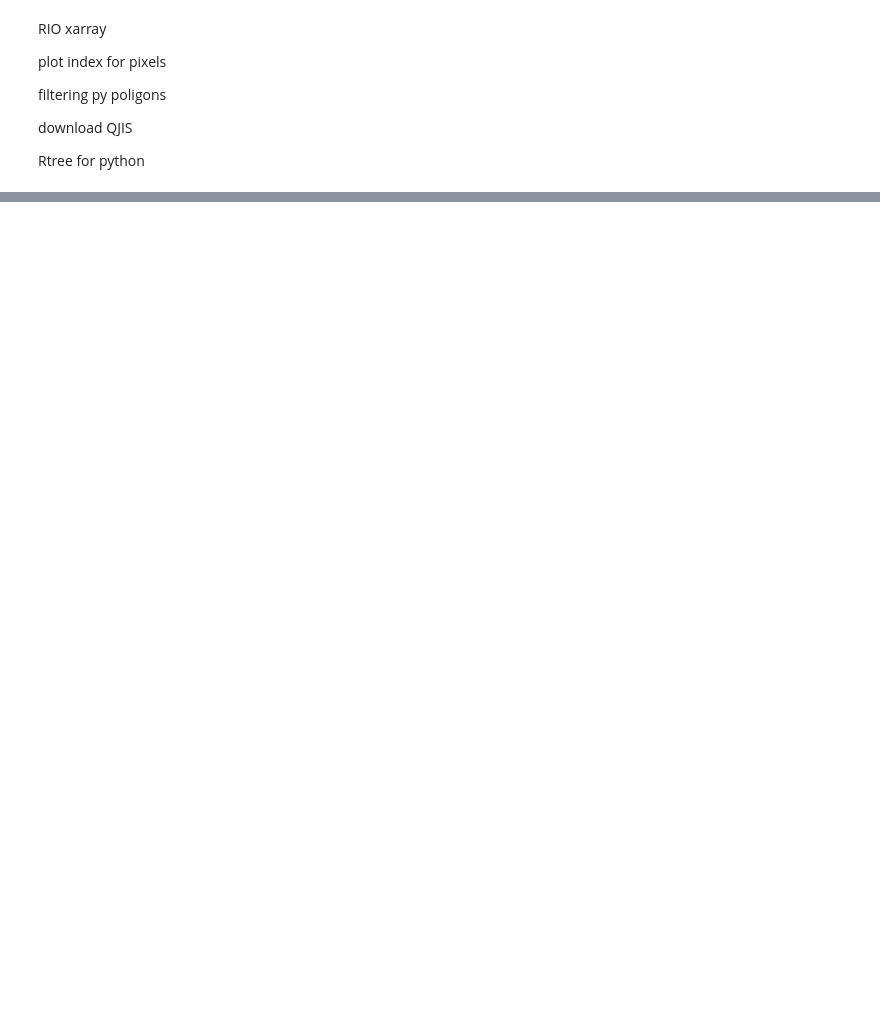
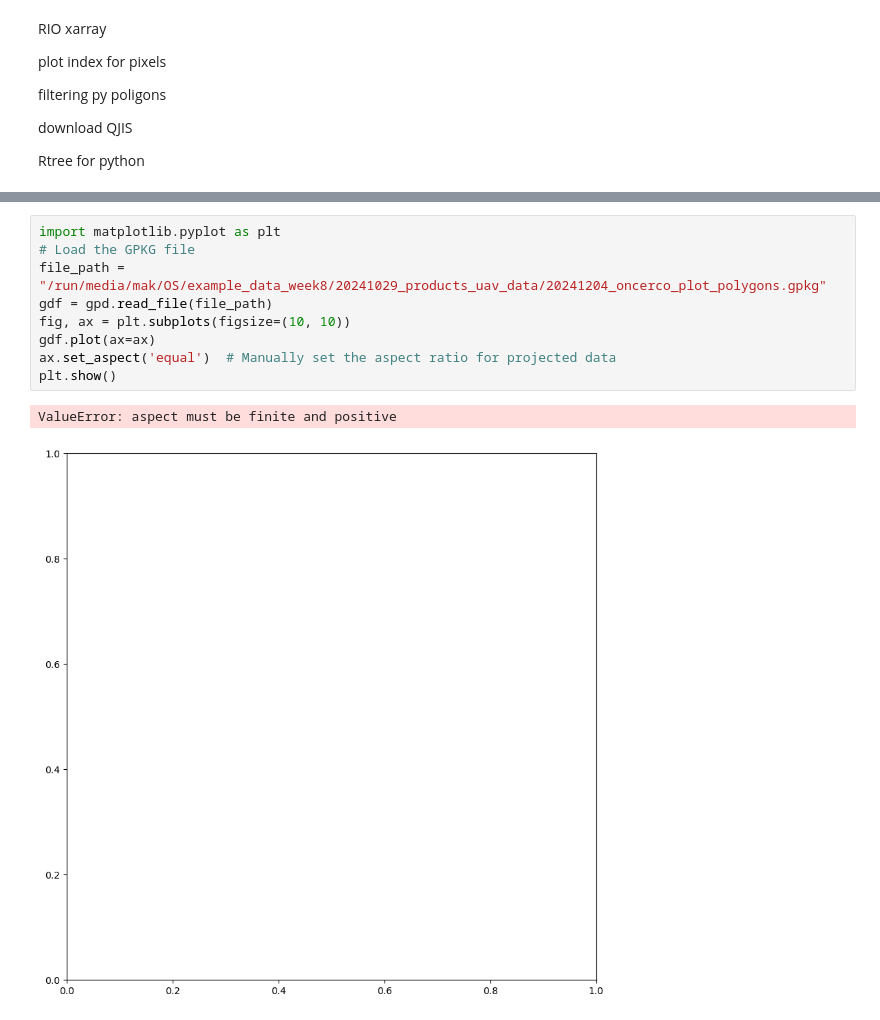
Before and after one commit to mak8427/UAV-2, a Jupyter notebook: Optimisation_Changes/Journal of improvements.ipynb, the cells around one changed output, grey strips where cells are left out. Saved outputs shown, nothing was run; the diff lists cells and outputs as text; blank space fills up the shorter version.

```diff
--- a/Optimisation_Changes/Journal of improvements.ipynb
+++ b/Optimisation_Changes/Journal of improvements.ipynb
@@ -693,0 +769,12 @@ shape: (100, 20)
+# %%
+import matplotlib.pyplot as plt
+# Load the GPKG file
+file_path = "/run/media/mak/OS/example_data_week8/20241029_products_uav_data/20241204_oncerco_plot_polygons.gpkg"
+gdf = gpd.read_file(file_path)
+fig, ax = plt.subplots(figsize=(10, 10))
+gdf.plot(ax=ax)
+ax.set_aspect('equal')  # Manually set the aspect ratio for projected data
+plt.show()
+# %% [output]
+ValueError: aspect must be finite and positive
+[figure, added]
```
Also changed, not shown: parts of 6 cells of this notebook, 1 other file.
